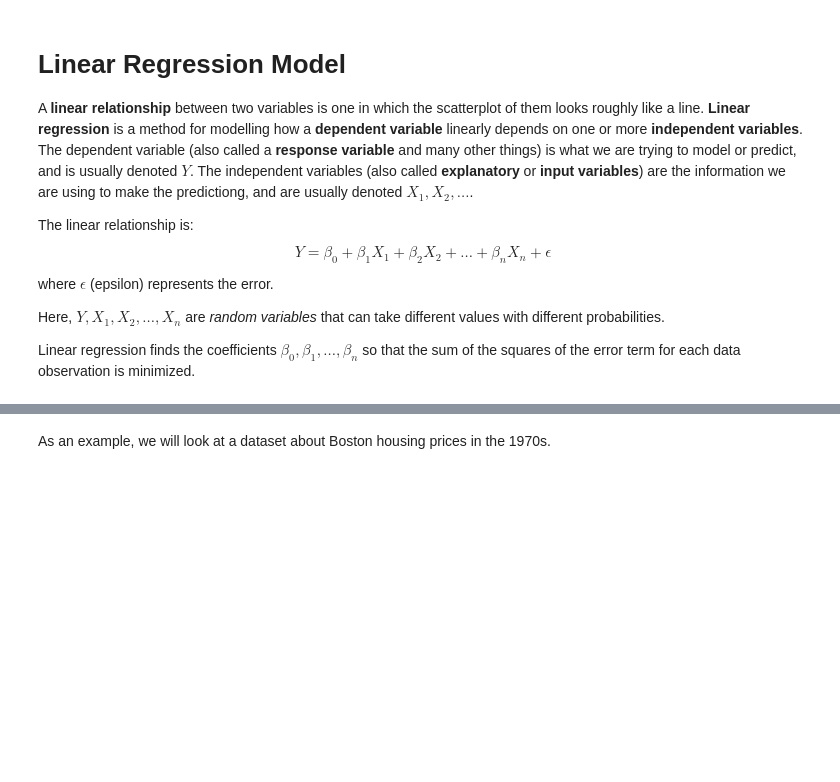
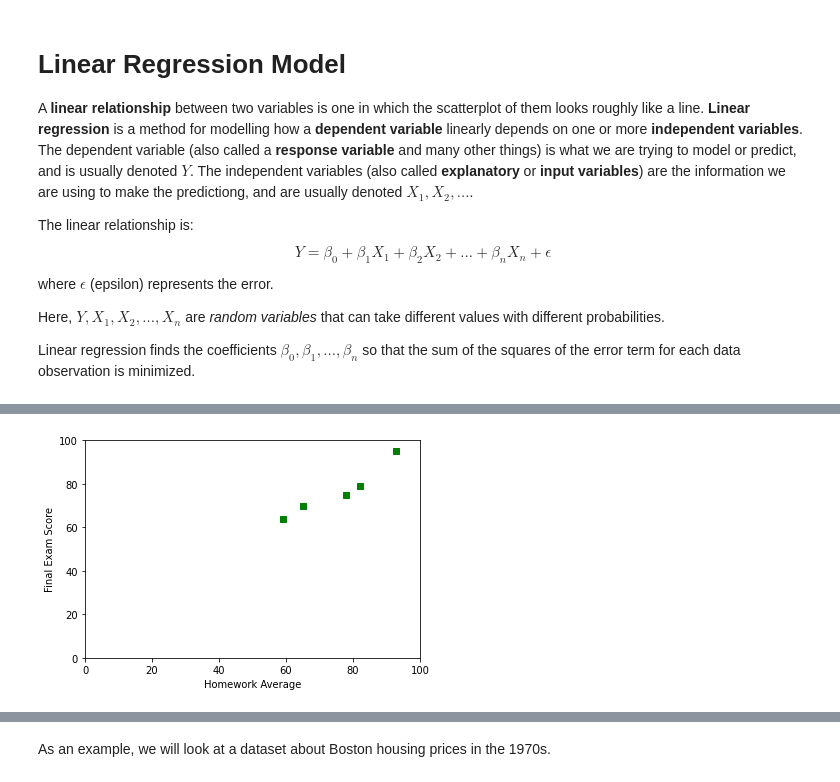
Before and after one commit to LiangZhaoCUNY/Modeling, a Jupyter notebook: Session06_LinearRegression.ipynb, the cells around one changed output, grey strips where cells are left out. Cells and saved outputs as stored; diff of their text form; code cells hidden in the pictures; blank space fills up the shorter version.

```diff
--- a/Session06_LinearRegression.ipynb
+++ b/Session06_LinearRegression.ipynb
@@ -13,0 +18,5 @@ Linear regression finds the coefficients $\beta_0, \beta_1, ..., \beta_n$ so tha
+# %%
+# Generate a toy data set
+grades = pd.DataFrame({"HomeworkAvg": [65, 78, 93, 59, 82],
+                       "FinalExam": [70, 75, 95, 64, 79]})
+grades
@@ -13,0 +32,9 @@ Linear regression finds the coefficients $\beta_0, \beta_1, ..., \beta_n$ so tha
+# %%
+plt.plot(grades["HomeworkAvg"], grades["FinalExam"], "gs")
+plt.xlabel("Homework Average")
+plt.ylabel("Final Exam Score")
+plt.ylim([0, 100])
+plt.xlim([0, 100])
+plt.show()
+# %% [output]
+[figure, added]
```
Also changed, not shown: parts of 12 cells of this notebook.
